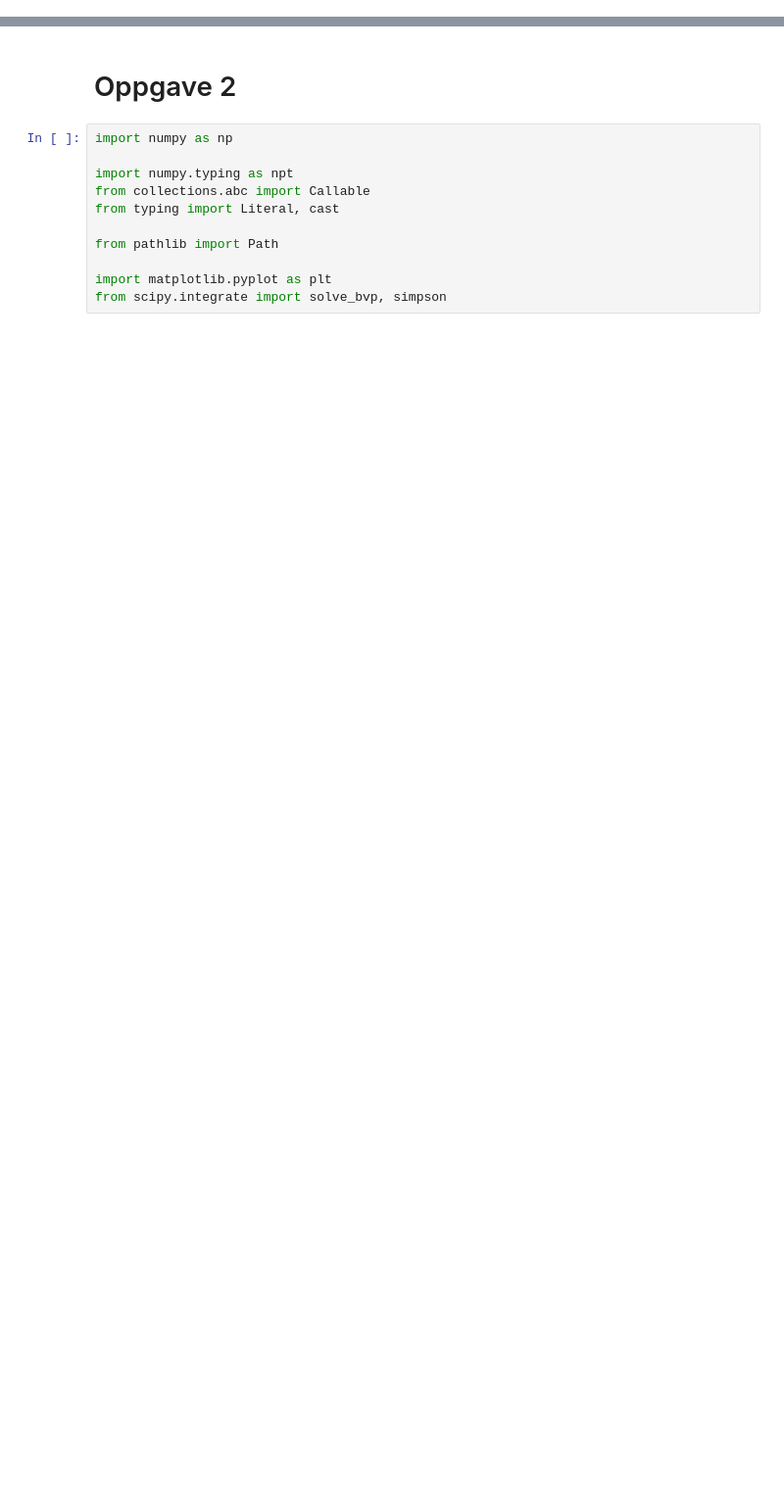
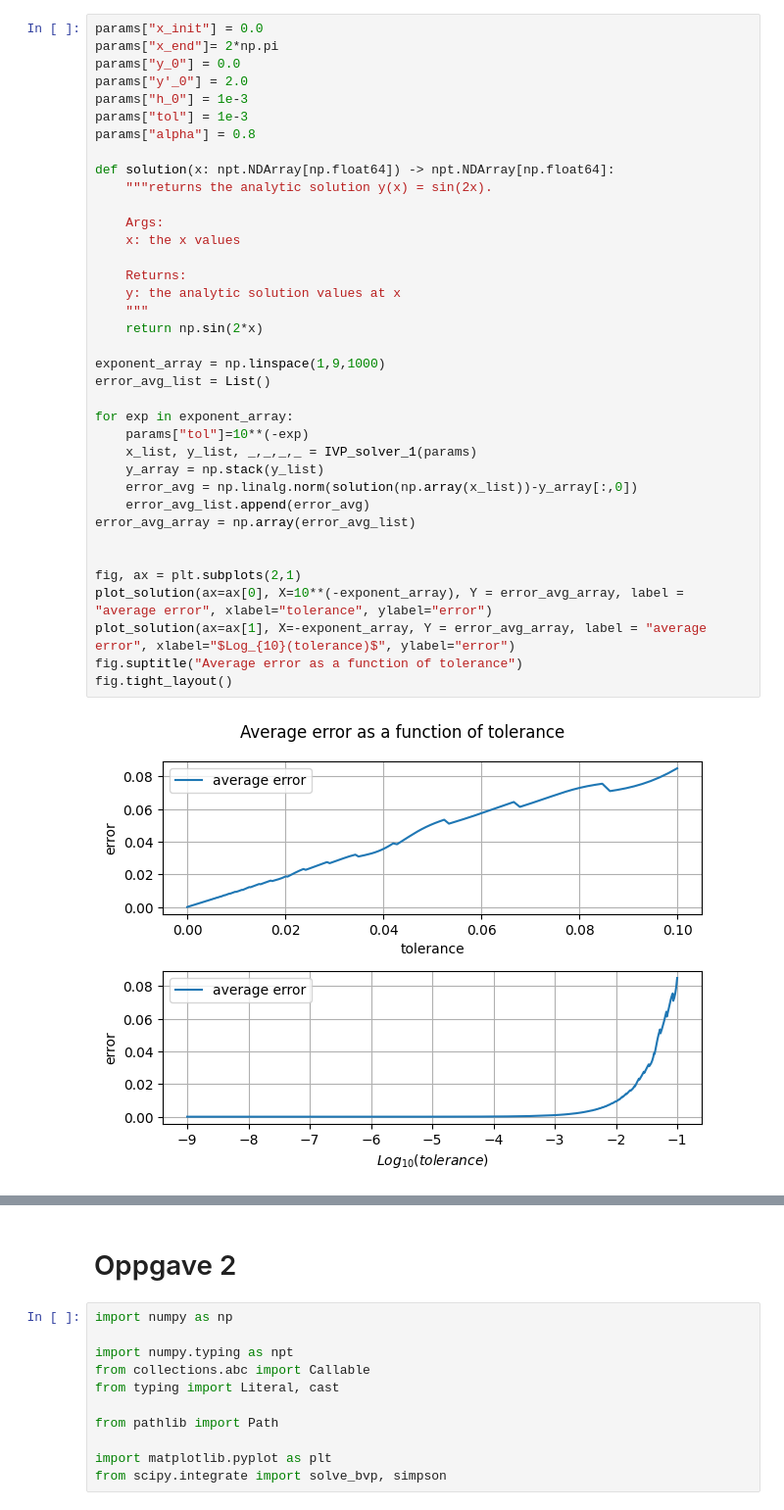
Before and after one commit to KristofferEide06/usadel-bvp-solvers, a Jupyter notebook: assignments/project3.ipynb, the cells around one changed output, grey strips where cells are left out. Shown at 98% size. Cells and saved outputs as stored; diff of their text form; blank space fills up the shorter version.

```diff
--- a/assignments/project3.ipynb
+++ b/assignments/project3.ipynb
@@ -0,0 +150,39 @@
+# %%
+params["x_init"] = 0.0
+params["x_end"]= 2*np.pi
+params["y_0"] = 0.0
+params["y'_0"] = 2.0
+params["h_0"] = 1e-3
+params["tol"] = 1e-3
+params["alpha"] = 0.8
+
+def solution(x: npt.NDArray[np.float64]) -> npt.NDArray[np.float64]:
+    """returns the analytic solution y(x) = sin(2x).
+
+    Args:
+    x: the x values
+
+    Returns:
+    y: the analytic solution values at x
+    """
+    return np.sin(2*x)
+
+exponent_array = np.linspace(1,9,1000)
+error_avg_list = List()
+
+for exp in exponent_array:
+    params["tol"]=10**(-exp)
+    x_list, y_list, _,_,_,_ = IVP_solver_1(params)
+    y_array = np.stack(y_list)
+    error_avg = np.linalg.norm(solution(np.array(x_list))-y_array[:,0])
+    error_avg_list.append(error_avg)
+error_avg_array = np.array(error_avg_list)
+
+
+fig, ax = plt.subplots(2,1)
+plot_solution(ax=ax[0], X=10**(-exponent_array), Y = error_avg_array, label = "average error", xlabel="tolerance", ylabel="error")
+plot_solution(ax=ax[1], X=-exponent_array, Y = error_avg_array, label = "average error", xlabel="$Log_{10}(tolerance)$", ylabel="error")
+fig.suptitle("Average error as a function of tolerance")
+fig.tight_layout()
+# %% [output]
+[figure, added]
```
Also changed, not shown: parts of 41 cells of this notebook.
